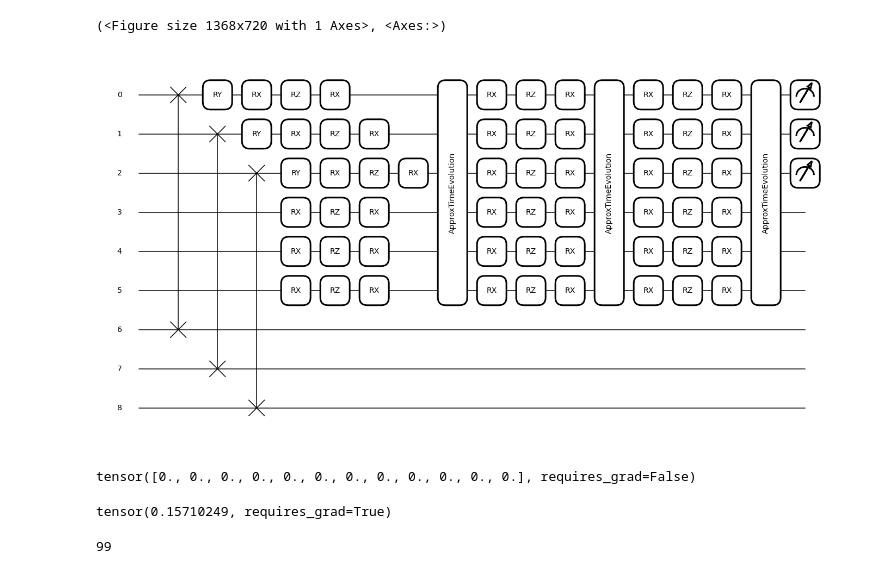
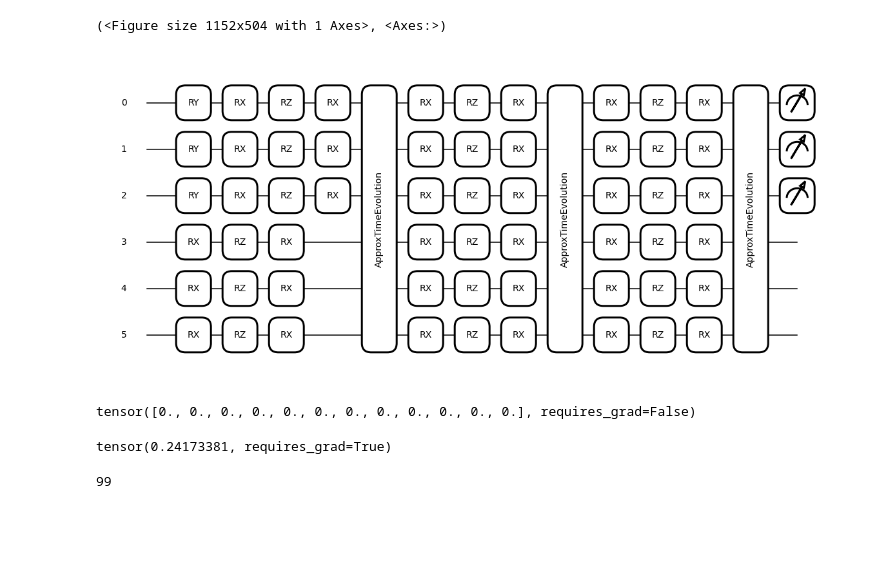
Before and after one commit to gbaijayu/400Q_Project, a Jupyter notebook: CPEN400Q_FinalProject.ipynb, the cells around one changed output. Drawn from its saved outputs; the diff is of its cells as text; code cells hidden in the pictures; blank space fills up the shorter version.

Commit message:
best so far: using default.mixed device and qml.density_matrix

```diff
--- a/CPEN400Q_FinalProject.ipynb
+++ b/CPEN400Q_FinalProject.ipynb
@@ -73,8 +73,12 @@ print(Hint)
 # %%
 from pennylane.math.utils import requires_grad
 # dev = qml.device("default.qubit", wires=6)
-dev1 = qml.device("default.qubit", wires=9)
-dev2 = qml.device("default.qubit", wires=9)
+# dev1 = qml.device("default.qubit", wires=9)
+# dev2 = qml.device("default.qubit", wires=9)
+
+dev1 = qml.device("default.mixed", wires=6)
+dev2 = qml.device("default.mixed", wires=6)
+
 # wires 0,1,2 are group B (input training data)
 # wires 3,4,5 are group A (store past data)
 
@@ -137,16 +141,17 @@ def evolution(alpha_array, beta_array, gamma_array):
 def pqc_expval(x, alpha_array, beta_array, gamma_array, prev_state, is_First_Iteration):
 
     if (is_First_Iteration == 0):
-        qml.MottonenStatePreparation(state_vector=prev_state, wires=range(6))
+        # qml.MottonenStatePreparation(state_vector=prev_state, wires=range(6))
+        qml.MottonenStatePreparation(state_vector=prev_state, wires=[3,4,5])
         print("Just did MottonenStatePreparation using: ", prev_state)
 
     # prev_state = np.zeros(12)
     if (is_First_Iteration == 1):
         is_First_Iteration = 0
 
-    qml.SWAP(wires=[0,6])
-    qml.SWAP(wires=[1,7])
-    qml.SWAP(wires=[2,8])
+    # qml.SWAP(wires=[0,6])
+    # qml.SWAP(wires=[1,7])
+    # qml.SWAP(wires=[2,8])
 
     encoding(x)
     evolution(alpha_array, beta_array, gamma_array)
@@ -163,16 +168,17 @@ def pqc_expval(x, alpha_array, beta_array, gamma_array, prev_state, is_First_Ite
 def pqc_state(x, alpha_array, beta_array, gamma_array, prev_state, is_First_Iteration):
 
     if (is_First_Iteration == 0):
-        qml.MottonenStatePreparation(state_vector=prev_state, wires=range(6))
+        # qml.MottonenStatePreparation(state_vector=prev_state, wires=range(6))
+        qml.MottonenStatePreparation(state_vector=prev_state, wires=[3,4,5])
         print("Just did MottonenStatePreparation using: ", prev_state)
 
     # prev_state = np.zeros(12)
     if (is_First_Iteration == 1):
         is_First_Iteration = 0
 
-    qml.SWAP(wires=[0,6])
-    qml.SWAP(wires=[1,7])
-    qml.SWAP(wires=[2,8])
+    # qml.SWAP(wires=[0,6])
+    # qml.SWAP(wires=[1,7])
+    # qml.SWAP(wires=[2,8])
 
     encoding(x)
     evolution(alpha_array, beta_array, gamma_array)
@@ -183,7 +189,8 @@ def pqc_state(x, alpha_array, beta_array, gamma_array, prev_state, is_First_Iter
     # will qml.state() collapse wires before qml.expval returns?
 
     # return [qml.expval(qml.PauliZ(i)) for i in range(3)], qml.state()
-    return qml.state()
+    # return qml.state()
+    return qml.density_matrix(wires=[3,4,5])
 
 #def timestep_output(x, weights):
 def timestep_output(x, alpha_array, beta_array, gamma_array, c, prev_state, is_First_Iteration):
@@ -195,35 +202,35 @@ def timestep_output(x, alpha_array, beta_array, gamma_array, c, prev_state, is_F
     prev_state = pqc_state(x, alpha_array, beta_array, gamma_array, prev_state, is_First_Iteration)
 
     # print("Output of pqc: ", result)
     # print("Type of pqc: ", result[0])
 
     # y = c * np.average(result)
     y = c * (( result[0] + result[1] + result[2] ) / 3.0)
     # print("Output of each timestep: ", y)
 
     return y
 
 timestep_output(0.7, alpha_array, beta_array, gamma_array, c, prev_state, is_First_Iteration)
 # timestep_output(0.7, alpha_array, beta_array, gamma_array)
 print(qml.draw_mpl(pqc_expval)(0.5, alpha_array, beta_array, gamma_array, prev_state, is_First_Iteration))
 
 # print(qml.draw_mpl(pqc)(0.5, 1))
 
 ### random code ideas, unused
 
 # expval1 = qml.expval(qml.PauliZ(0))
 # expval2 = qml.expval(qml.PauliZ(1))
 # expval3 = qml.expval(qml.PauliZ(2))
 
 # avg = (expval1 + expval2 + expval3) / 3.0
 
 # print([expval1.eigvals(), expval2.eigvals(), expval3.eigvals()])
 
 # return c * avg
 # return expval1, expval2, expval3
 # %% [output]
-(<Figure size 1368x720 with 1 Axes>, <Axes:>)
+(<Figure size 1152x504 with 1 Axes>, <Axes:>)
-[figure, old version]
+[figure, new version]
 # %%
 prev_state
 # %% [output]
@@ -231,7 +238,7 @@ tensor([0., 0., 0., 0., 0., 0., 0., 0., 0., 0., 0., 0.], requires_grad=False)
 # %%
 timestep_output(0.7, alpha_array, beta_array, gamma_array, c, prev_state, is_First_Iteration)
 # %% [output]
-tensor(0.15710249, requires_grad=True)
+tensor(0.24173381, requires_grad=True)
 # %%
 # what is this for again?
 len(pqc_expval.qtape.trainable_params)
```
Also changed, not shown: parts of 6 cells of this notebook.
